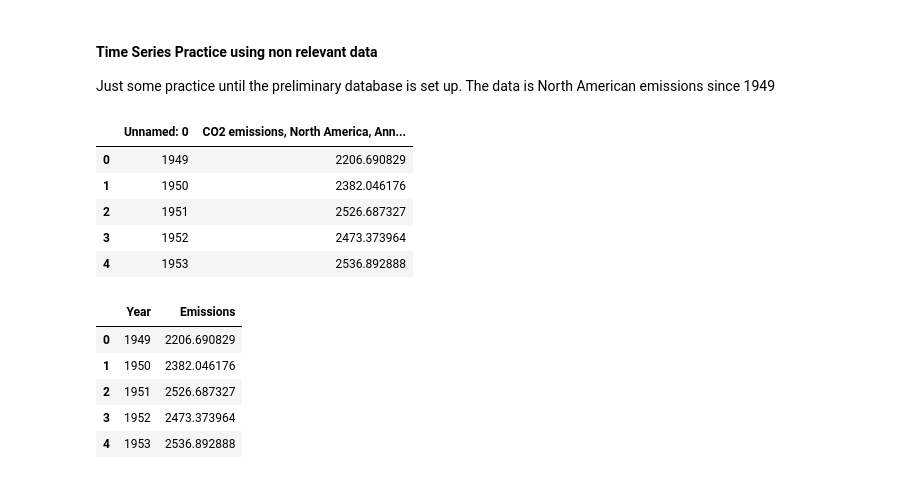
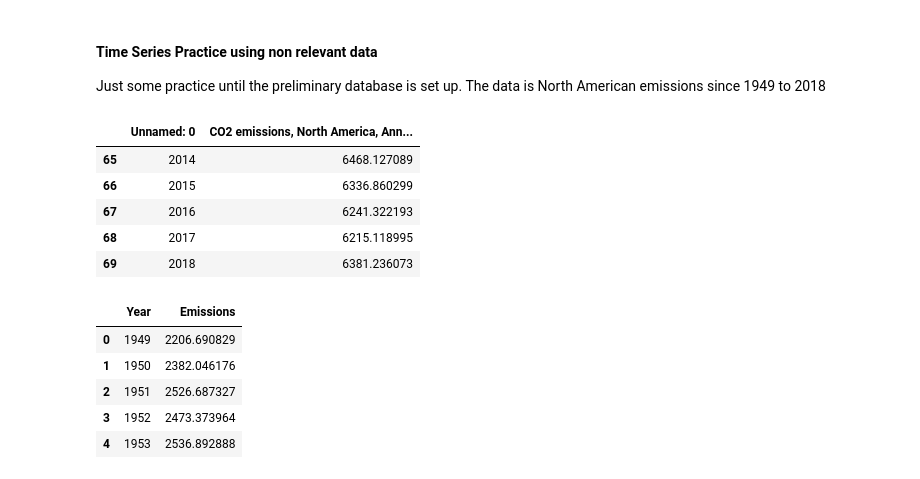
Before and after one commit to dkristek/UN_Country_Population_Growth, a Jupyter notebook: ML_Practice/TimeSeries_Practice.ipynb, the cells around one changed output. Saved outputs shown, nothing was run; the diff lists cells and outputs as text; code cells hidden in the pictures.

```diff
--- a/ML_Practice/TimeSeries_Practice.ipynb
+++ b/ML_Practice/TimeSeries_Practice.ipynb
@@ -1,22 +1,22 @@
 # %% [markdown]
 #### Time Series Practice using non relevant data
 Just some practice until the preliminary database is set up.
-The data is North American emissions since 1949
+The data is North American emissions since 1949 to 2018
 # %%
 import pandas as pd
 from matplotlib import pyplot as plt
-from statsmodels.tsa.arima.model import ARIMA
+from statsmodels.tsa.arima.model import ARIMA, ARIMAResults
 from statsmodels.graphics.tsaplots import plot_acf, plot_pacf
 
 naem_df = pd.read_csv('NA_Emissions.csv')
-naem_df.head()
+naem_df.tail()
 # %% [output]
 |  | Unnamed: 0 | CO2 emissions, North America, Ann... |
-| 0 | 1949 | 2206.690829 |
-| 1 | 1950 | 2382.046176 |
-| 2 | 1951 | 2526.687327 |
-| 3 | 1952 | 2473.373964 |
-| 4 | 1953 | 2536.892888 |
+| 65 | 2014 | 6468.127089 |
+| 66 | 2015 | 6336.860299 |
+| 67 | 2016 | 6241.322193 |
+| 68 | 2017 | 6215.118995 |
+| 69 | 2018 | 6381.236073 |
 # %%
 naem_df=naem_df.rename(columns={"Unnamed: 0":"Year", "CO2 emissions, North America, Annual (million metric tonnes carbon dioxide)":"Emissions"})
 naem_df.head()
```
Also changed, not shown: parts of 8 cells of this notebook.
